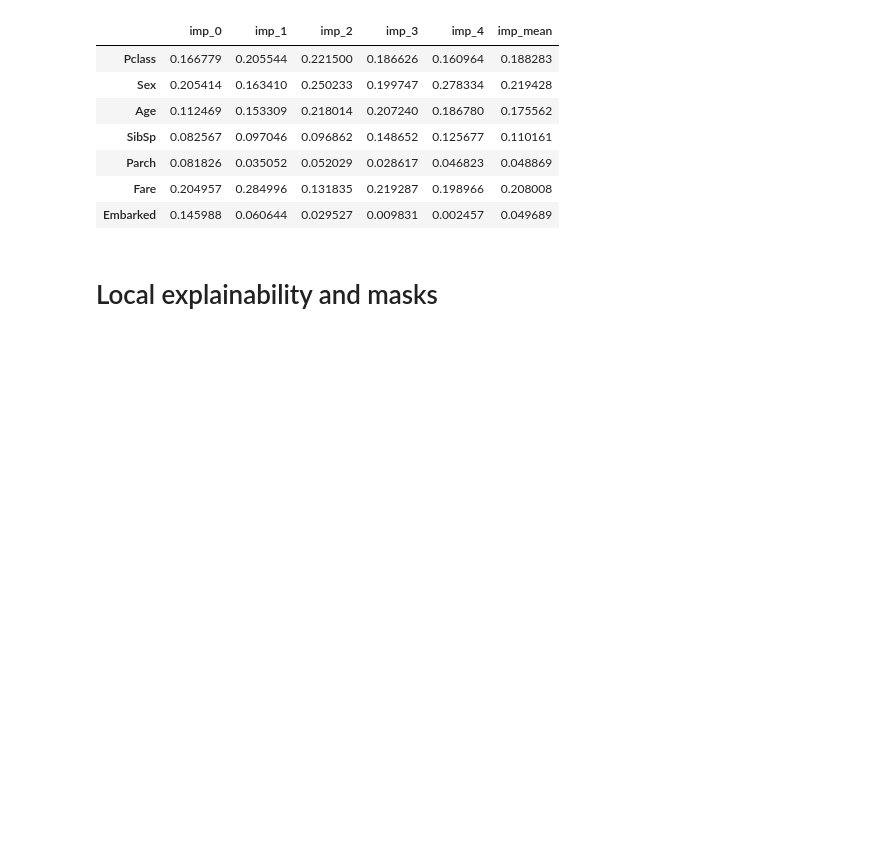
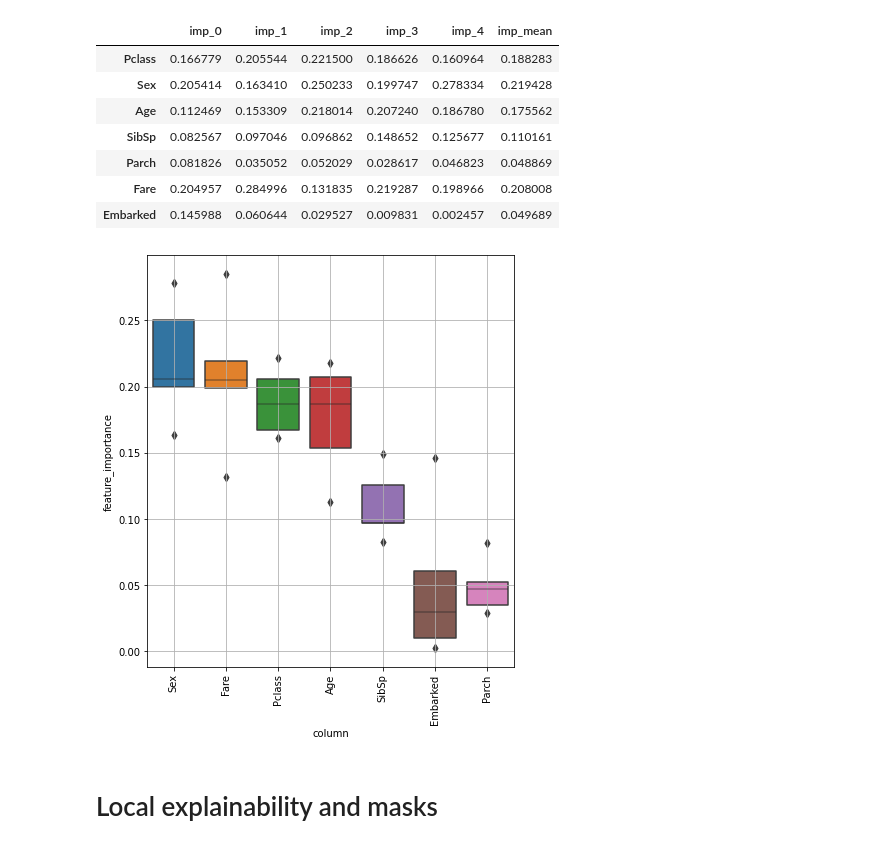
Before and after one commit to mei28/playground_python, a Jupyter notebook: notebooks/titanic.ipynb, the cells around one changed output. Saved outputs shown, nothing was run; the diff lists cells and outputs as text; code cells hidden in the pictures; blank space fills up the shorter version.

```diff
--- a/notebooks/titanic.ipynb
+++ b/notebooks/titanic.ipynb
@@ -283,6 +282,29 @@ feature_importance
 | Parch | 0.081826 | 0.035052 | 0.052029 | 0.028617 | 0.046823 | 0.048869 |
 | Fare | 0.204957 | 0.284996 | 0.131835 | 0.219287 | 0.198966 | 0.208008 |
 | Embarked | 0.145988 | 0.060644 | 0.029527 | 0.009831 | 0.002457 | 0.049689 |
+# %%
+def visualize_importance(models,df):
+    feature_importance_df = pd.DataFrame()
+
+    for i, model in enumerate(models):
+        _df = pd.DataFrame()
+        _df['feature_importance'] = model.feature_importances_
+        _df['column'] = df.columns
+        _df['fold'] = i+1
+        feature_importance_df = pd.concat([feature_importance_df,_df],axis=0,ignore_index=True)
+
+    order = feature_importance_df.groupby('column').sum()[['feature_importance']].sort_values('feature_importance',ascending=False).index
+
+    fig, ax = plt.subplots(figsize=(max(6, len(order)*.5),7))
+    sns.boxenplot(data=feature_importance_df, x='column', y='feature_importance', order=order, ax=ax)
+    ax.tick_params(axis='x', rotation=90)
+    ax.grid()
+    fig.tight_layout()
+    return fig,ax
+
+fig, ax = visualize_importance(models,train[feature_col] )
+# %% [output]
+[figure, added]
 # %% [markdown]
 # Local explainability and masks
 # %%
```
Also changed, not shown: parts of 21 cells of this notebook, 1 other file.
